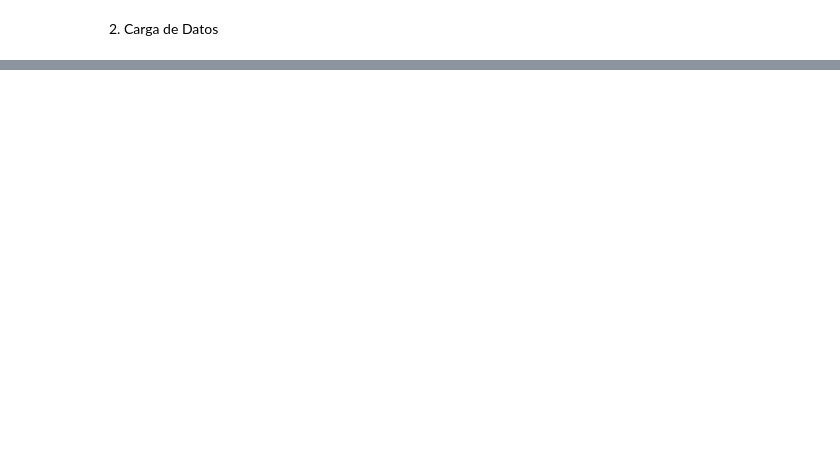
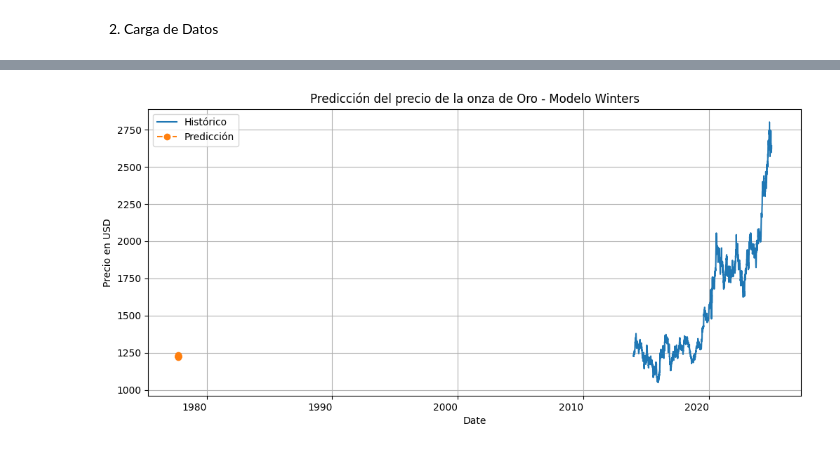
Before and after one commit to edreyesc/ProyectoFinal, a Jupyter notebook: proyectoFinal.ipynb, the cells around one changed output, grey strips where cells are left out. Saved outputs shown, nothing was run; the diff lists cells and outputs as text; code cells hidden in the pictures; blank space fills up the shorter version.

Commit message:
Con modelo Winters

```diff
--- a/proyectoFinal.ipynb
+++ b/proyectoFinal.ipynb
@@ -84,0 +89,9 @@ dtype: int64
+# %%
+modelo_winters = ExponentialSmoothing(
+    gold_price_df['Price'],
+    trend='add',
+    seasonal='add',
+    seasonal_periods=260
+).fit()
+
+modelo_winters.summary()
@@ -84,0 +139,3 @@ dtype: int64
+# %%
+prediccion = modelo_winters.forecast(12)
+print(prediccion)
@@ -84,0 +156,13 @@ dtype: int64
+# %%
+# Gráfica de predicción futura
+plt.figure(figsize=(12,6))
+gold_price_df['Price'].plot(label='Histórico')
+prediccion.plot(label='Predicción', linestyle='--', marker='o')
+plt.legend()
+plt.title('Predicción del precio de la onza de Oro - Modelo Winters')
+plt.xlabel('Date')
+plt.ylabel('Precio en USD')
+plt.grid(True)
+plt.show()
+# %% [output]
+[figure, added]
```
Also changed, not shown: parts of 15 cells of this notebook.
